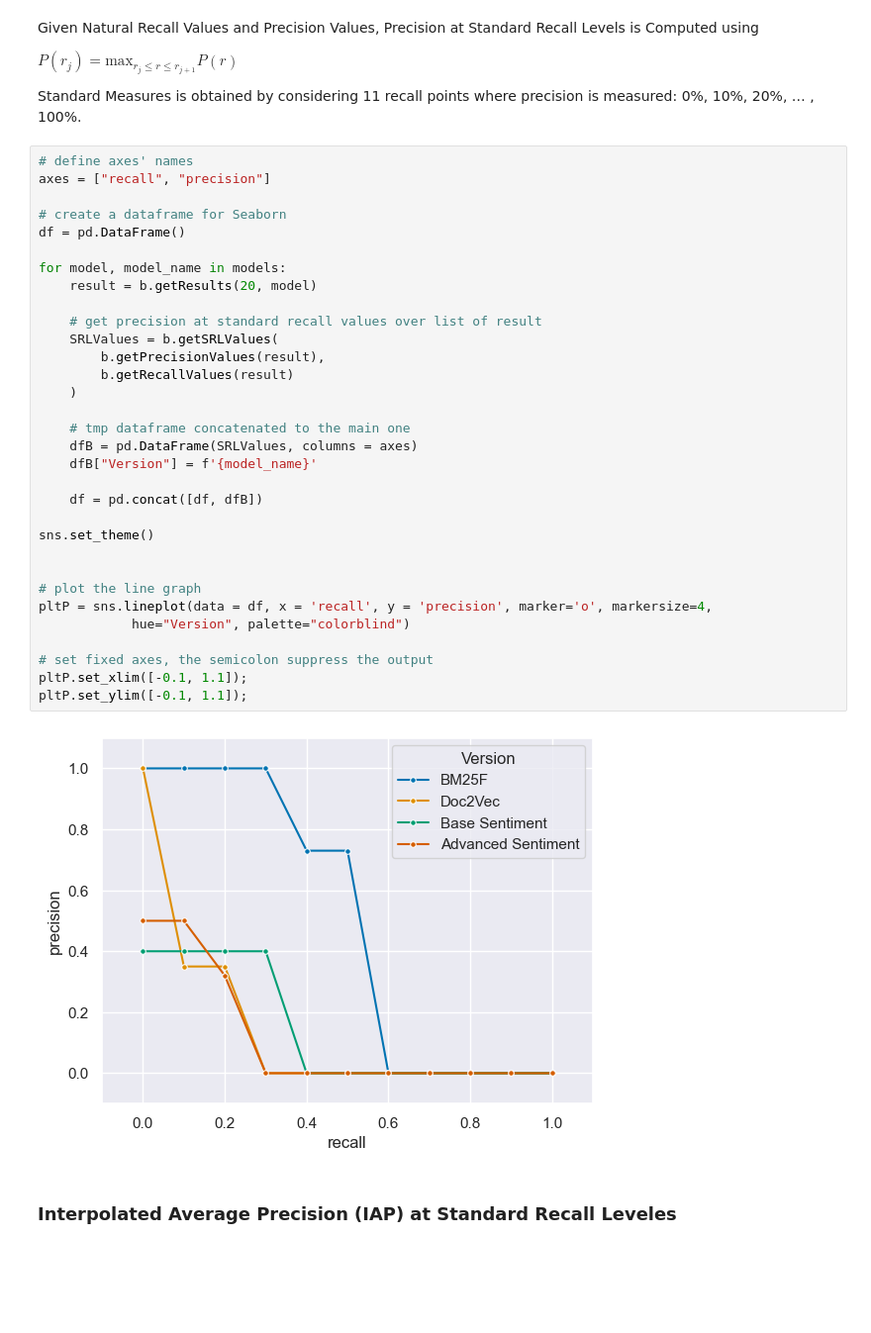
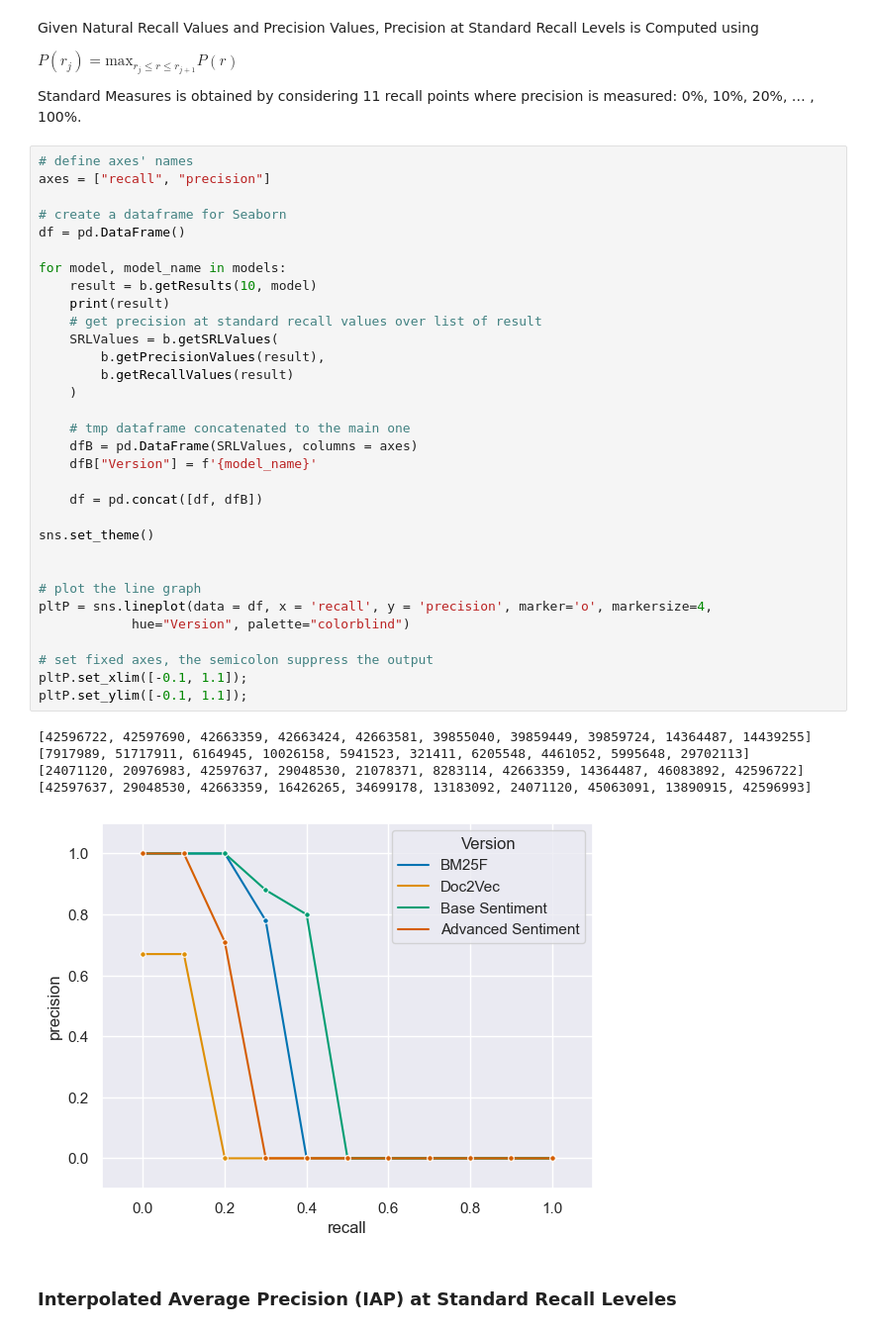
Before and after one commit to albertonuzzaci/ProgettoGestione, a Jupyter notebook: benchmarks.ipynb, the cells around one changed output. Shown at 99% size. Cells and saved outputs as stored; diff of their text form; blank space fills up the shorter version.

Commit message:
fix: sentiment model & benchmarks

```diff
--- a/benchmarks.ipynb
+++ b/benchmarks.ipynb
@@ -95,36 +95,40 @@ Standard Measures is obtained by considering 11 recall points where precision is
 # define axes' names
 axes = ["recall", "precision"]
 
 # create a dataframe for Seaborn
 df = pd.DataFrame()
 
 for model, model_name in models:
-    result = b.getResults(20, model)
-
+    result = b.getResults(10, model)
+    print(result)
     # get precision at standard recall values over list of result
     SRLValues = b.getSRLValues(
         b.getPrecisionValues(result),
         b.getRecallValues(result)
     )
 
     # tmp dataframe concatenated to the main one
     dfB = pd.DataFrame(SRLValues, columns = axes)
     dfB["Version"] = f'{model_name}'
 
     df = pd.concat([df, dfB])
 
 sns.set_theme()
 
 
 # plot the line graph
 pltP = sns.lineplot(data = df, x = 'recall', y = 'precision', marker='o', markersize=4,
             hue="Version", palette="colorblind")
 
 # set fixed axes, the semicolon suppress the output
 pltP.set_xlim([-0.1, 1.1]);
 pltP.set_ylim([-0.1, 1.1]);
 # %% [output]
+[42596722, 42597690, 42663359, 42663424, 42663581, 39855040, 39859449, 39859724, 14364487, 14439255]
+[7917989, 51717911, 6164945, 10026158, 5941523, 321411, 6205548, 4461052, 5995648, 29702113]
+[24071120, 20976983, 42597637, 29048530, 21078371, 8283114, 42663359, 14364487, 46083892, 42596722]
+[42597637, 29048530, 42663359, 16426265, 34699178, 13183092, 24071120, 45063091, 13890915, 42596993]
-[figure, old version]
+[figure, new version]
 # %% [markdown]
 ### Interpolated Average Precision (IAP) at Standard Recall Leveles
 # %% [markdown]
```
Also changed, not shown: parts of 1 cell of this notebook, 1 other file.
